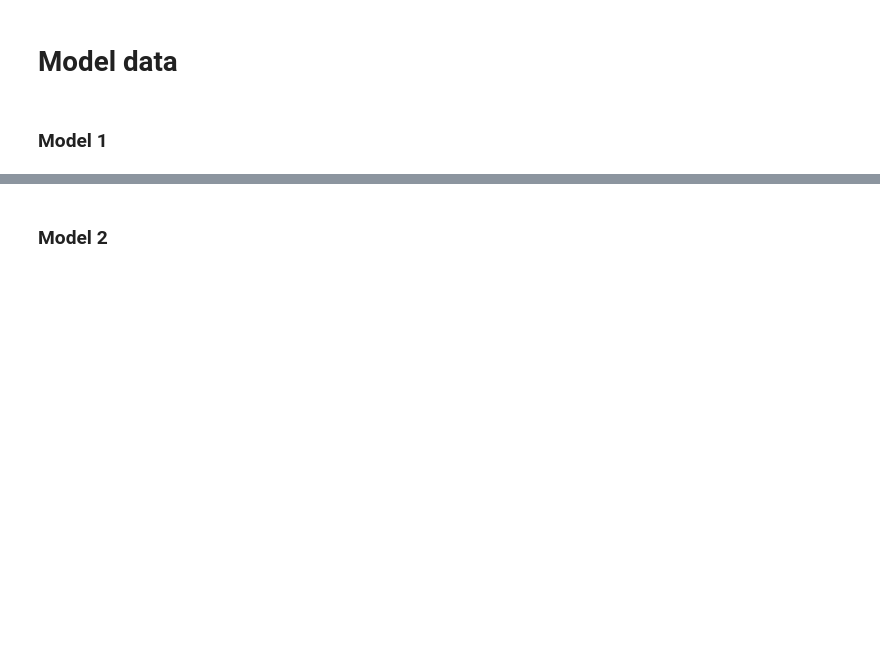
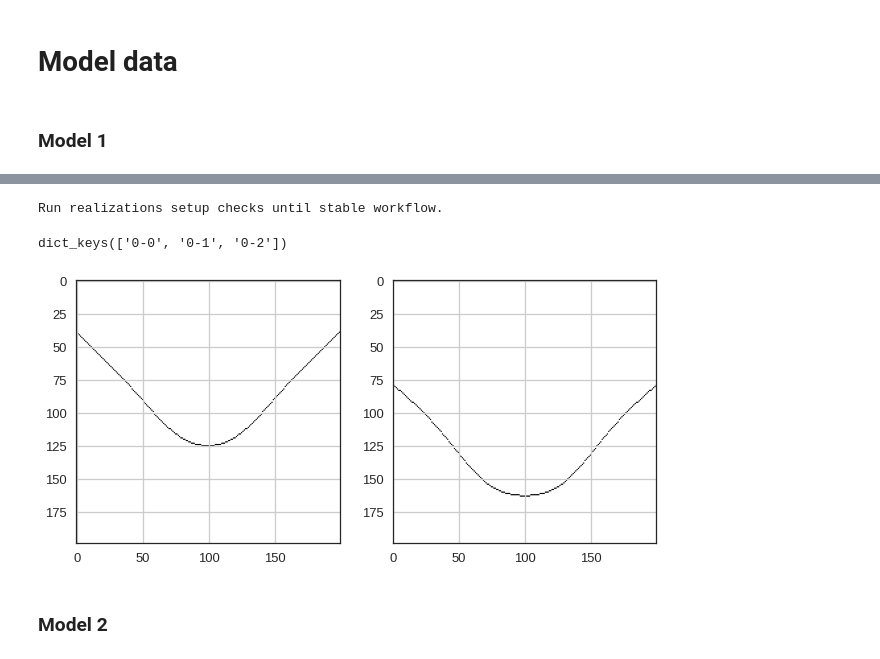
Before and after one commit to TrellixVulnTeam/gempy-notebooks_Q97W, a Jupyter notebook: server-gempy/workflow-v4/geo-model-v4-test.ipynb, the cells around one changed output, grey strips where cells are left out. Cells and saved outputs as stored; diff of their text form; code cells hidden in the pictures; blank space fills up the shorter version.

Commit message:
[DEV] gempy server - get section surfaces functions - I

```diff
--- a/server-gempy/workflow-v4/geo-model-v4-test.ipynb
+++ b/server-gempy/workflow-v4/geo-model-v4-test.ipynb
@@ -120,3 +108,24 @@ HOTFIX in update_series()
+# %%
+if real_run.check_setup_single_realization(geo_model):
+    solution = gp.compute_model(model=geo_model, sort_surfaces=False)
+# %% [output]
+Run realizations setup checks until stable workflow.
+# %%
+Bx = post_pro.compute_boolean_matrix_for_section_surface_top(geo_model)
+# %%
+Bx.keys()
+# %% [output]
+dict_keys(['0-0', '0-1', '0-2'])
+# %%
+# plot for sanity check
+fig, (ax1, ax2) = plt.subplots(1, 2)
+ax1.imshow(Bx['0-1'])
+ax1.grid()
+ax2.imshow(Bx['0-2'])
+ax2.grid()
+plt.show()
+# %% [output]
+[figure, added]
 # %% [markdown]
 ### Model 2
 # %%
```
Also changed, not shown: parts of 7 cells of this notebook, 3 other files.
